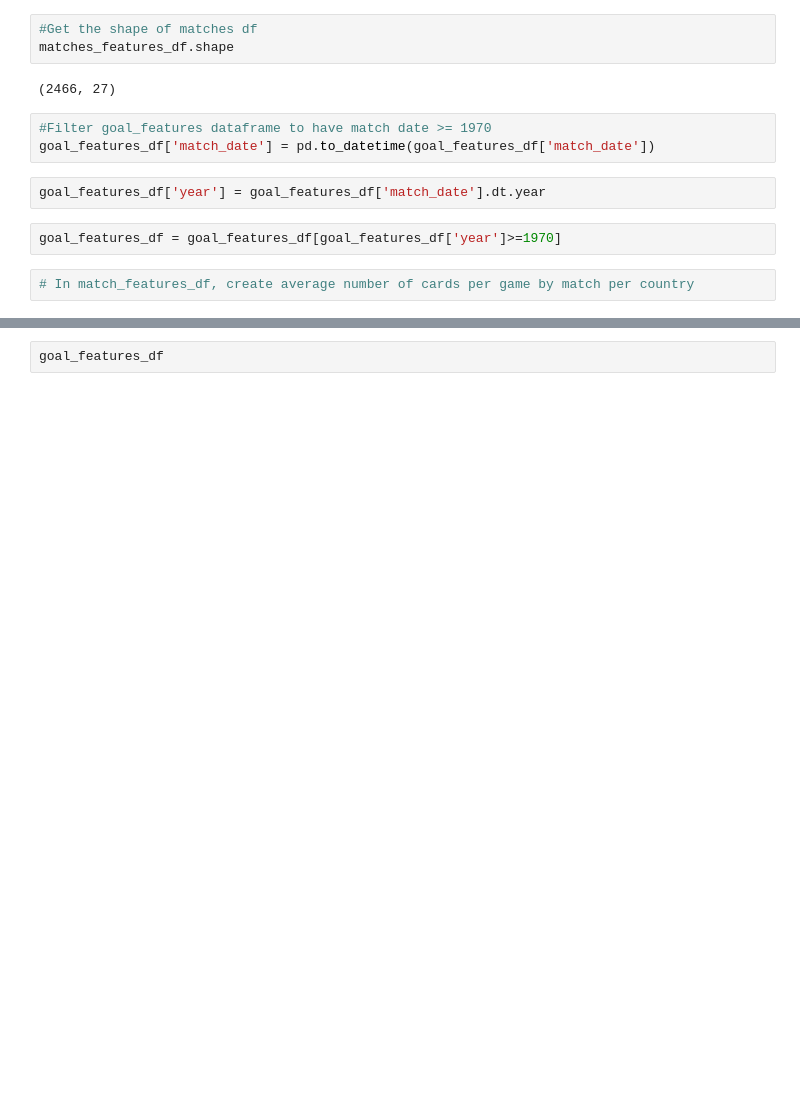
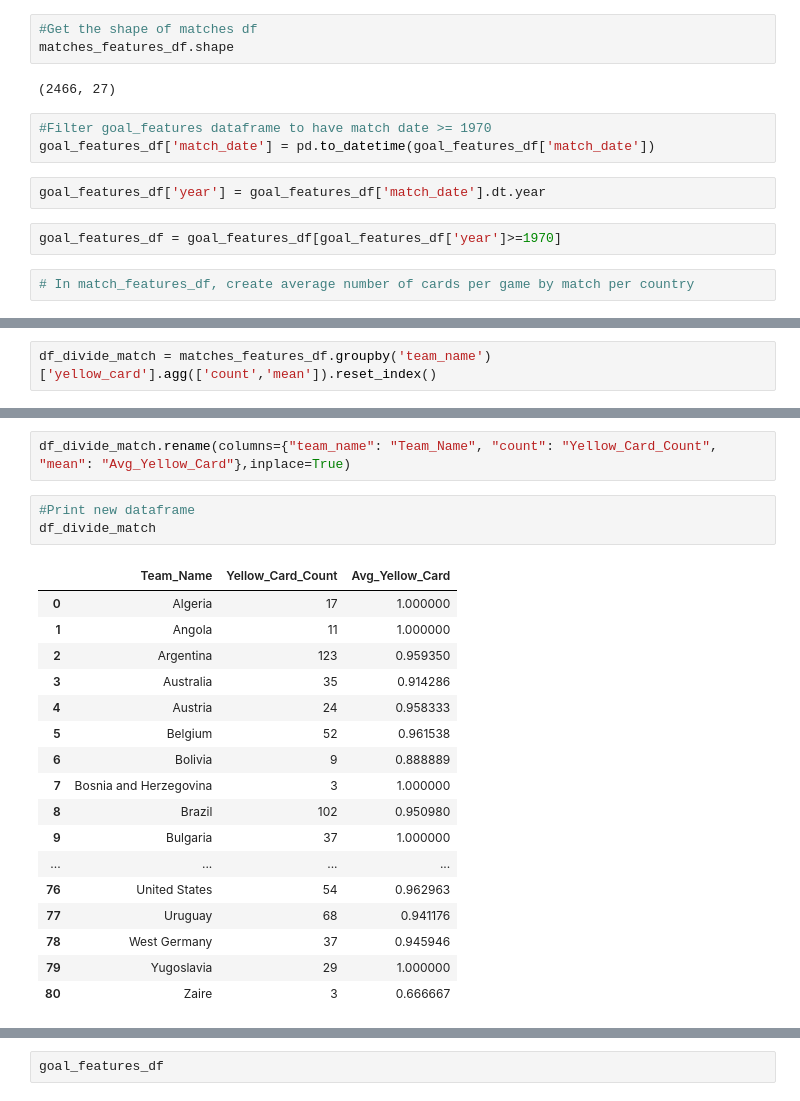
Before and after one commit to madelynbaker/2022-World-Cup-Prediction, a Jupyter notebook: match_features.ipynb, the cells around one changed output, grey strips where cells are left out. Cells and saved outputs as stored; diff of their text form; blank space fills up the shorter version.

```diff
--- a/match_features.ipynb
+++ b/match_features.ipynb
@@ -91,0 +78,2 @@ df
+# %%
+df_divide_match = matches_features_df.groupby('team_name')['yellow_card'].agg(['count','mean']).reset_index()
@@ -92 +89,24 @@ df
+# %%
+df_divide_match.rename(columns={"team_name": "Team_Name", "count": "Yellow_Card_Count", "mean": "Avg_Yellow_Card"},inplace=True)
+# %%
+#Print new dataframe
+df_divide_match
+# %% [output]
+|  | Team_Name | Yellow_Card_Count | Avg_Yellow_Card |
+| 0 | Algeria | 17 | 1.000000 |
+| 1 | Angola | 11 | 1.000000 |
+| 2 | Argentina | 123 | 0.959350 |
+| 3 | Australia | 35 | 0.914286 |
+| 4 | Austria | 24 | 0.958333 |
+| 5 | Belgium | 52 | 0.961538 |
+| 6 | Bolivia | 9 | 0.888889 |
+| 7 | Bosnia and Herzegovina | 3 | 1.000000 |
+| 8 | Brazil | 102 | 0.950980 |
+| 9 | Bulgaria | 37 | 1.000000 |
+| ... | ... | ... | ... |
+| 76 | United States | 54 | 0.962963 |
+| 77 | Uruguay | 68 | 0.941176 |
+| 78 | West Germany | 37 | 0.945946 |
+| 79 | Yugoslavia | 29 | 1.000000 |
+| 80 | Zaire | 3 | 0.666667 |
 # %%
```
Also changed, not shown: parts of 16 cells of this notebook.
